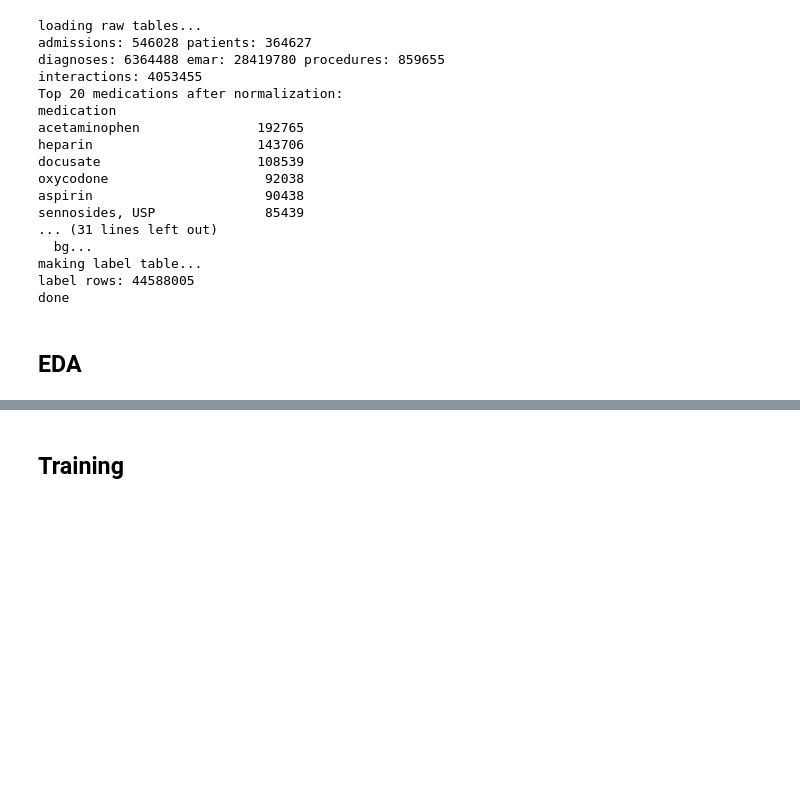
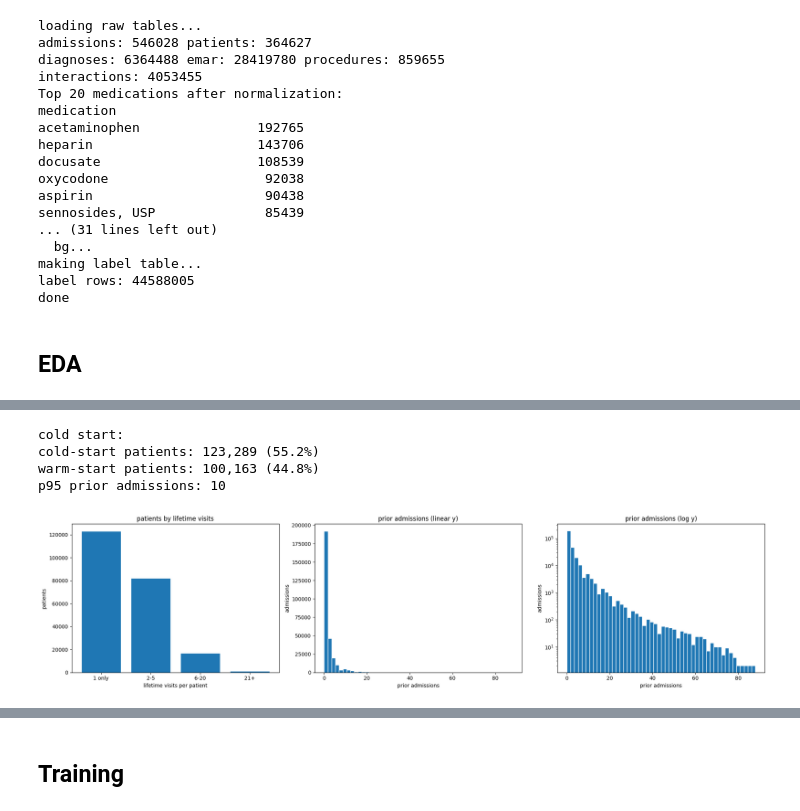
Before and after one commit to jihoonyoon-sjsu/Medic-Aigent, a Jupyter notebook: final_notebook.ipynb, the cells around one changed output, grey strips where cells are left out. Drawn from its saved outputs; the diff is of its cells as text; code cells hidden in the pictures; blank space fills up the shorter version.

```diff
--- a/final_notebook.ipynb
+++ b/final_notebook.ipynb
@@ -525,34 +532,40 @@ print(f"p95 prior admissions: {snapshot['num_prior_admissions'].quantile(0.95):.
 fig, axes = plt.subplots(1, 3, figsize=(20, 5))
 
 # bucketed version of 2nd plot
 bucket_labels = ["1 only", "2-5", "6-20", "21+"]
 visit_buckets = pd.cut(
     admissions_per_patient,
     bins=[0, 1, 5, 20, np.inf],
     labels=bucket_labels,
     right=True,
     include_lowest=True,
 )
 patient_bucket_counts = visit_buckets.value_counts().reindex(bucket_labels)
 axes[0].bar(patient_bucket_counts.index, patient_bucket_counts.values, edgecolor="white")
 axes[0].set_title("patients by lifetime visits")
 axes[0].set_xlabel("lifetime visits per patient")
 axes[0].set_ylabel("patients")
 
 # linear
 axes[1].hist(snapshot["num_prior_admissions"], bins=50, edgecolor="white")
 axes[1].set_title("prior admissions (linear y)")
 axes[1].set_xlabel("prior admissions")
 axes[1].set_ylabel("admissions")
 
 # log
 axes[2].hist(snapshot["num_prior_admissions"], bins=50, edgecolor="white")
 axes[2].set_title("prior admissions (log y)")
 axes[2].set_xlabel("prior admissions")
 axes[2].set_ylabel("admissions")
 axes[2].set_yscale("log")
 
-savefig("eda_presentation_3_cold_start.png")
+show()
+# %% [output]
+cold start:
+cold-start patients: 123,289 (55.2%)
+warm-start patients: 100,163 (44.8%)
+p95 prior admissions: 10
+[figure, added]
 # %%
 # slide 4: history
 print("\nprior-drug overlap (warm only):")
```
Also changed, not shown: parts of 48 cells of this notebook.
